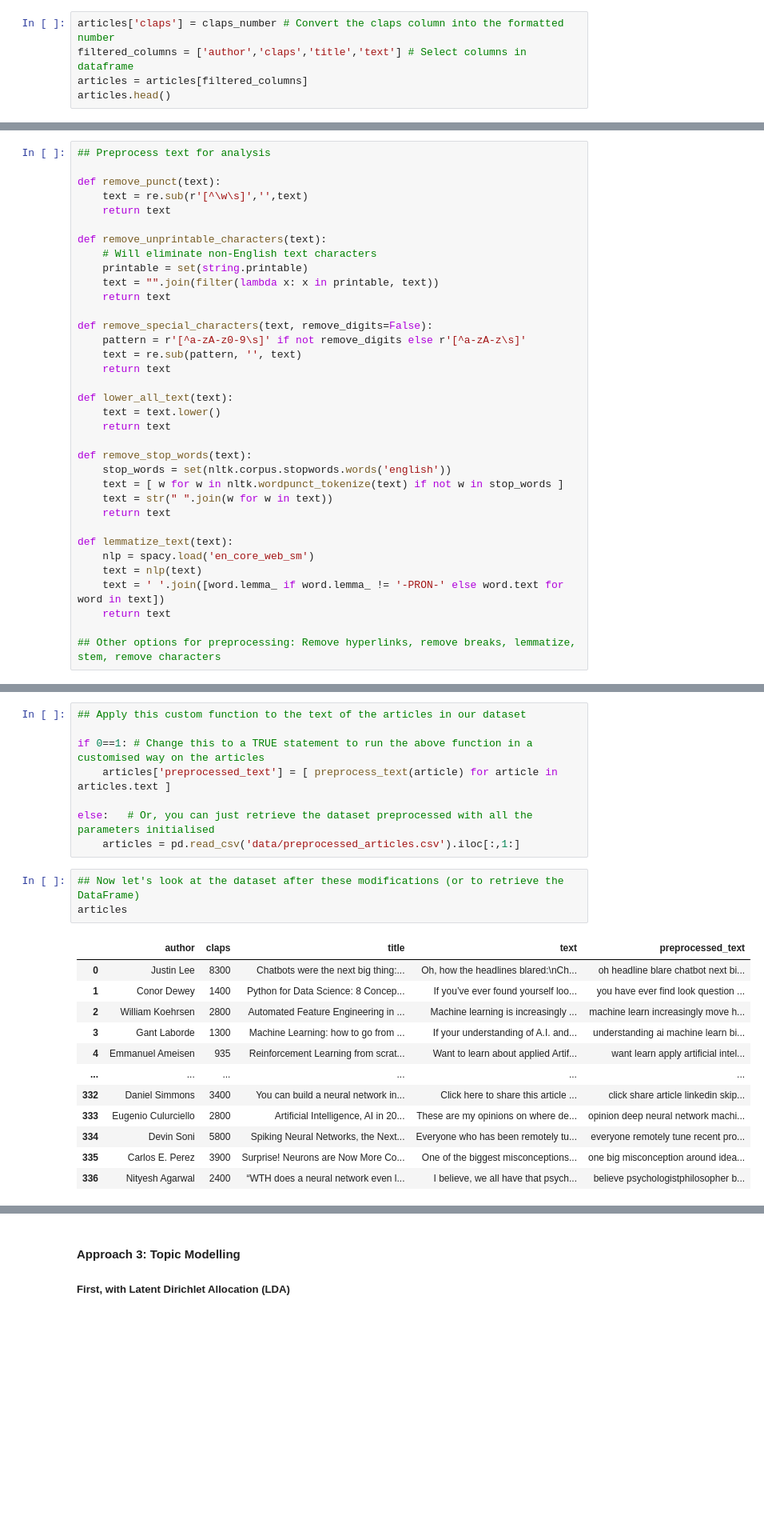
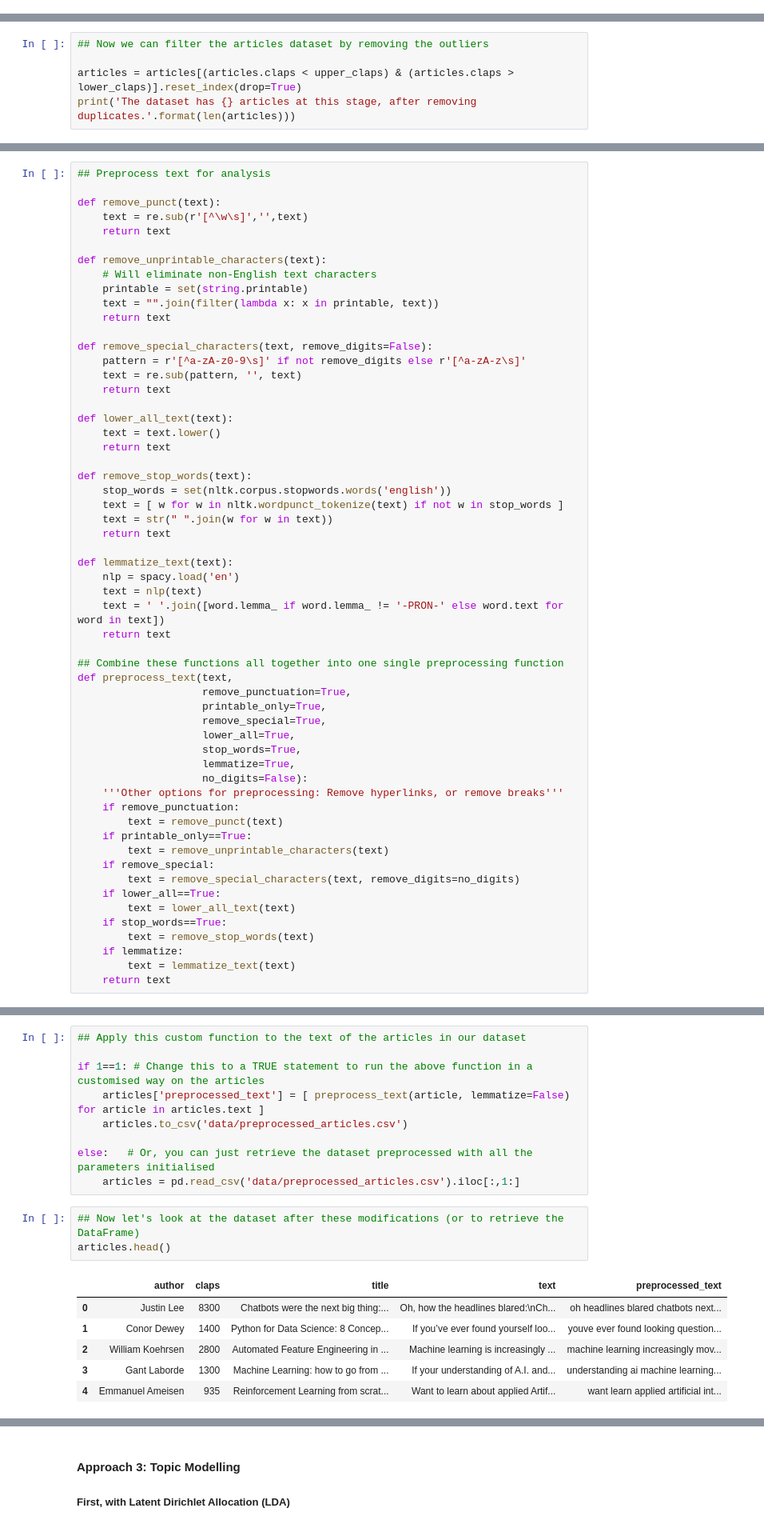
Before and after one commit to dudikbender/springboard, a Jupyter notebook: Capstone_2/Analysis of Data Science Articles.ipynb, the cells around one changed output, grey strips where cells are left out. Shown at 80% size. Saved outputs shown, nothing was run; the diff lists cells and outputs as text; blank space fills up the shorter version.

```diff
--- a/Capstone_2/Analysis of Data Science Articles.ipynb
+++ b/Capstone_2/Analysis of Data Science Articles.ipynb
@@ -55,5 +145,0 @@ for clap in articles.claps:
-# %%
-articles['claps'] = claps_number # Convert the claps column into the formatted number
-filtered_columns = ['author','claps','title','text'] # Select columns in dataframe
-articles = articles[filtered_columns]
-articles.head()
@@ -66,0 +233,5 @@ articles.head()
+# %%
+## Now we can filter the articles dataset by removing the outliers
+
+articles = articles[(articles.claps < upper_claps) & (articles.claps > lower_claps)].reset_index(drop=True)
+print('The dataset has {} articles at this stage, after removing duplicates.'.format(len(articles)))
@@ -93,9 +270,31 @@ def remove_stop_words(text):
     return text
 
 def lemmatize_text(text):
-    nlp = spacy.load('en_core_web_sm')
+    nlp = spacy.load('en')
     text = nlp(text)
     text = ' '.join([word.lemma_ if word.lemma_ != '-PRON-' else word.text for word in text])
     return text
 
-## Other options for preprocessing: Remove hyperlinks, remove breaks, lemmatize, stem, remove characters
+## Combine these functions all together into one single preprocessing function
+def preprocess_text(text,
+                    remove_punctuation=True,
+                    printable_only=True,
+                    remove_special=True,
+                    lower_all=True,
+                    stop_words=True,
+                    lemmatize=True,
+                    no_digits=False):
+    '''Other options for preprocessing: Remove hyperlinks, or remove breaks'''
+    if remove_punctuation:
+        text = remove_punct(text)
+    if printable_only==True:
+        text = remove_unprintable_characters(text)
+    if remove_special:
+        text = remove_special_characters(text, remove_digits=no_digits)
+    if lower_all==True:
+        text = lower_all_text(text)
+    if stop_words==True:
+        text = remove_stop_words(text)
+    if lemmatize:
+        text = lemmatize_text(text)
+    return text
@@ -126,24 +303,19 @@ def preprocess_text(text,
 # %%
 ## Apply this custom function to the text of the articles in our dataset
 
-if 0==1: # Change this to a TRUE statement to run the above function in a customised way on the articles
-    articles['preprocessed_text'] = [ preprocess_text(article) for article in articles.text ]
+if 1==1: # Change this to a TRUE statement to run the above function in a customised way on the articles
+    articles['preprocessed_text'] = [ preprocess_text(article, lemmatize=False) for article in articles.text ]
+    articles.to_csv('data/preprocessed_articles.csv')
 
 else:   # Or, you can just retrieve the dataset preprocessed with all the parameters initialised
     articles = pd.read_csv('data/preprocessed_articles.csv').iloc[:,1:]
 # %%
 ## Now let's look at the dataset after these modifications (or to retrieve the DataFrame)
-articles
+articles.head()
 # %% [output]
 |  | author | claps | title | text | preprocessed_text |
-| 0 | Justin Lee | 8300 | Chatbots were the next big thing:... | Oh, how the headlines blared:\nCh... | oh headline blare chatbot next bi... |
-| 1 | Conor Dewey | 1400 | Python for Data Science: 8 Concep... | If you’ve ever found yourself loo... | you have ever find look question ... |
-| 2 | William Koehrsen | 2800 | Automated Feature Engineering in ... | Machine learning is increasingly ... | machine learn increasingly move h... |
-| 3 | Gant Laborde | 1300 | Machine Learning: how to go from ... | If your understanding of A.I. and... | understanding ai machine learn bi... |
-| 4 | Emmanuel Ameisen | 935 | Reinforcement Learning from scrat... | Want to learn about applied Artif... | want learn apply artificial intel... |
-| ... | ... | ... | ... | ... | ... |
-| 332 | Daniel Simmons | 3400 | You can build a neural network in... | Click here to share this article ... | click share article linkedin skip... |
-| 333 | Eugenio Culurciello | 2800 | Artificial Intelligence, AI in 20... | These are my opinions on where de... | opinion deep neural network machi... |
-| 334 | Devin Soni | 5800 | Spiking Neural Networks, the Next... | Everyone who has been remotely tu... | everyone remotely tune recent pro... |
-| 335 | Carlos E. Perez | 3900 | Surprise! Neurons are Now More Co... | One of the biggest misconceptions... | one big misconception around idea... |
-| 336 | Nityesh Agarwal | 2400 | “WTH does a neural network even l... | I believe, we all have that psych... | believe psychologistphilosopher b... |
+| 0 | Justin Lee | 8300 | Chatbots were the next big thing:... | Oh, how the headlines blared:\nCh... | oh headlines blared chatbots next... |
+| 1 | Conor Dewey | 1400 | Python for Data Science: 8 Concep... | If you’ve ever found yourself loo... | youve ever found looking question... |
+| 2 | William Koehrsen | 2800 | Automated Feature Engineering in ... | Machine learning is increasingly ... | machine learning increasingly mov... |
+| 3 | Gant Laborde | 1300 | Machine Learning: how to go from ... | If your understanding of A.I. and... | understanding ai machine learning... |
+| 4 | Emmanuel Ameisen | 935 | Reinforcement Learning from scrat... | Want to learn about applied Artif... | want learn applied artificial int... |
```
Also changed, not shown: parts of 50 cells of this notebook, 1 other file.
